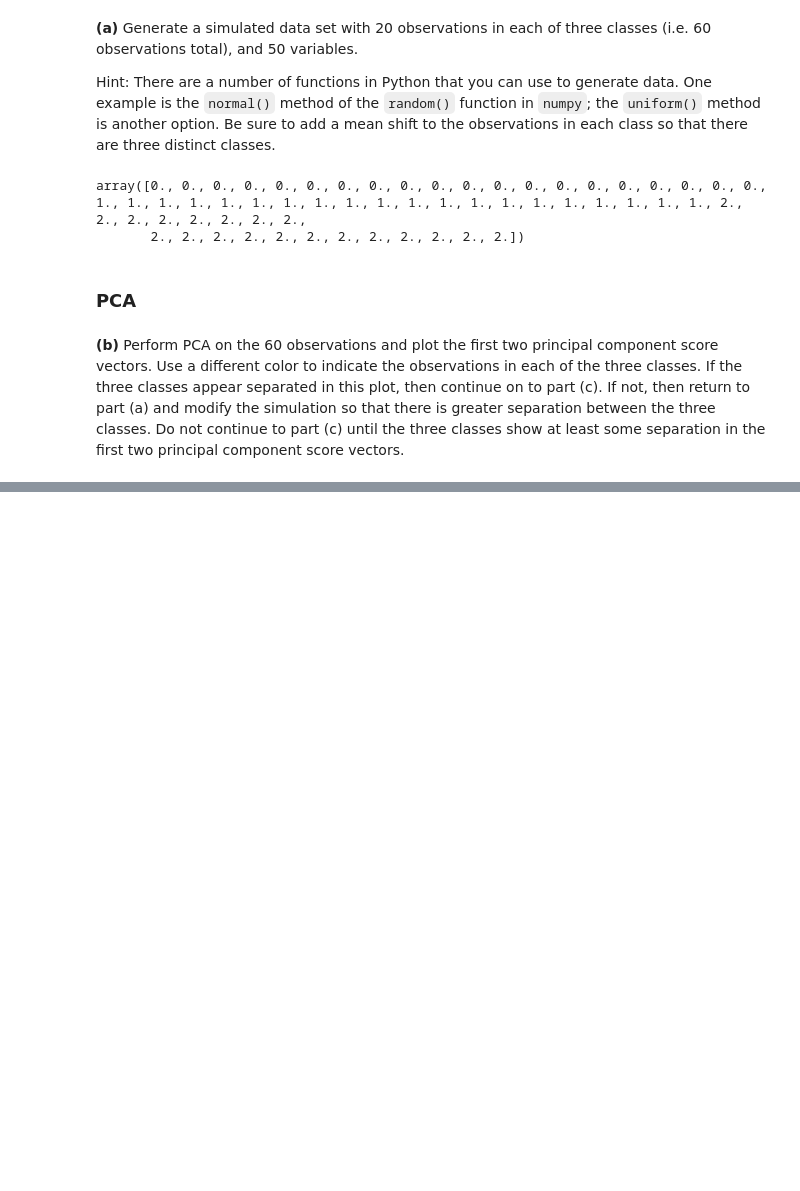
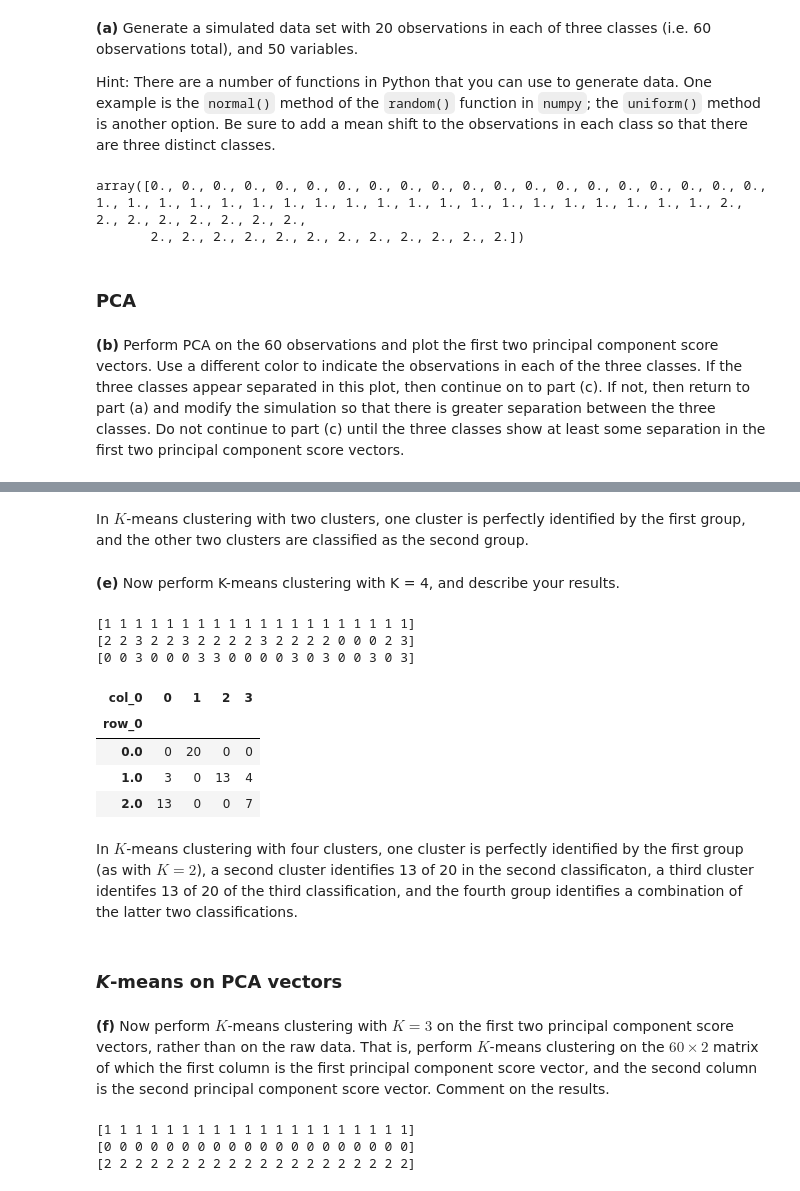
Before and after one commit to drwslv/StanfordOnline-Statistical-Learning, a Jupyter notebook: Ch12 Solutions Applied.ipynb, the cells around one changed output, grey strips where cells are left out. Cells and saved outputs as stored; diff of their text form; code cells hidden in the pictures; blank space fills up the shorter version.

```diff
--- a/Ch12 Solutions Applied.ipynb
+++ b/Ch12 Solutions Applied.ipynb
@@ -310,0 +353,28 @@ Hint: You can use the `pd.crosstab()` function in Python to compare the true cla
+# %% [markdown]
+In $K$-means clustering with two clusters, one cluster is perfectly identified by the first group, and the other two clusters are classified as the second group.
+# %% [markdown]
+**(e)** Now perform K-means clustering with K = 4, and describe your results.
+# %%
+kmeans_4 = KMeans(n_clusters=4, random_state=0, n_init=20).fit(mat)
+# %%
+print(kmeans_4.labels_[0:20])
+print(kmeans_4.labels_[20:40])
+print(kmeans_4.labels_[40:60])
+# %% [output]
+[1 1 1 1 1 1 1 1 1 1 1 1 1 1 1 1 1 1 1 1]
+[2 2 3 2 2 3 2 2 2 2 3 2 2 2 2 0 0 0 2 3]
+[0 0 3 0 0 0 3 3 0 0 0 0 3 0 3 0 0 3 0 3]
+# %%
+pd.crosstab(mat_labels, kmeans_4.labels_)
+# %% [output]
+| col_0 | 0 | 1 | 2 | 3 |
+| row_0 |  |  |  |  |
+| 0.0 | 0 | 20 | 0 | 0 |
+| 1.0 | 3 | 0 | 13 | 4 |
+| 2.0 | 13 | 0 | 0 | 7 |
+# %% [markdown]
+In $K$-means clustering with four clusters, one cluster is perfectly identified by the first group (as with $K=2$), a second cluster identifies 13 of 20 in the second classificaton, a third cluster identifes 13 of 20 of the third classification, and the fourth group identifies a combination of the latter two classifications.
+# %% [markdown]
+### *K*-means on PCA vectors
+# %% [markdown]
+**(f)** Now perform $K$-means clustering with $K = 3$ on the first two principal component score vectors, rather than on the raw data. That is, perform $K$-means clustering on the $60 \times 2$ matrix of which the first column is the first principal component score vector, and the second column is the second principal component score vector. Comment on the results.
@@ -310,0 +385,8 @@ Hint: You can use the `pd.crosstab()` function in Python to compare the true cla
+# %%
+print(kmeans_pca.labels_[0:20])
+print(kmeans_pca.labels_[20:40])
+print(kmeans_pca.labels_[40:60])
+# %% [output]
+[1 1 1 1 1 1 1 1 1 1 1 1 1 1 1 1 1 1 1 1]
+[0 0 0 0 0 0 0 0 0 0 0 0 0 0 0 0 0 0 0 0]
+[2 2 2 2 2 2 2 2 2 2 2 2 2 2 2 2 2 2 2 2]
```
Also changed, not shown: parts of 24 cells of this notebook.
